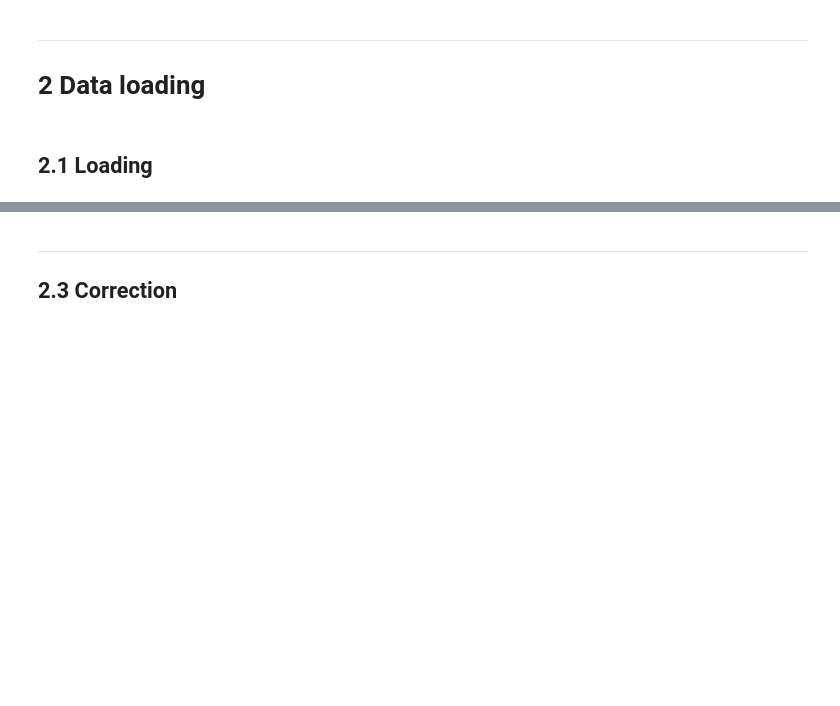
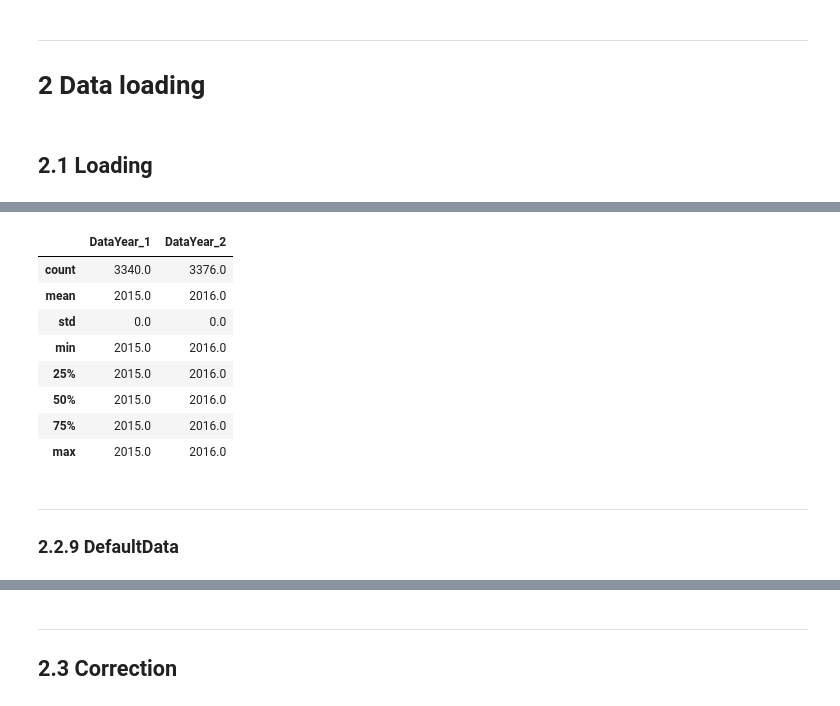
Before and after one commit to curiousmindflow/oc-ml-p3, a Jupyter notebook: preparation.ipynb, the cells around one changed output, grey strips where cells are left out. Saved outputs shown, nothing was run; the diff lists cells and outputs as text; code cells hidden in the pictures; blank space fills up the shorter version.

```diff
--- a/preparation.ipynb
+++ b/preparation.ipynb
@@ -154,0 +316,17 @@ data2[data2.columns.difference(inter_cols)].columns
+# %%
+feature = "DataYear"
+# %%
+decribe_several(feature, data, data2)
+# %% [output]
+|  | DataYear_1 | DataYear_2 |
+| count | 3340.0 | 3376.0 |
+| mean | 2015.0 | 2016.0 |
+| std | 0.0 | 0.0 |
+| min | 2015.0 | 2016.0 |
+| 25% | 2015.0 | 2016.0 |
+| 50% | 2015.0 | 2016.0 |
+| 75% | 2015.0 | 2016.0 |
+| max | 2015.0 | 2016.0 |
+# %% [markdown]
+***
+### 2.2.9 DefaultData
```
Also changed, not shown: parts of 60 cells of this notebook.
